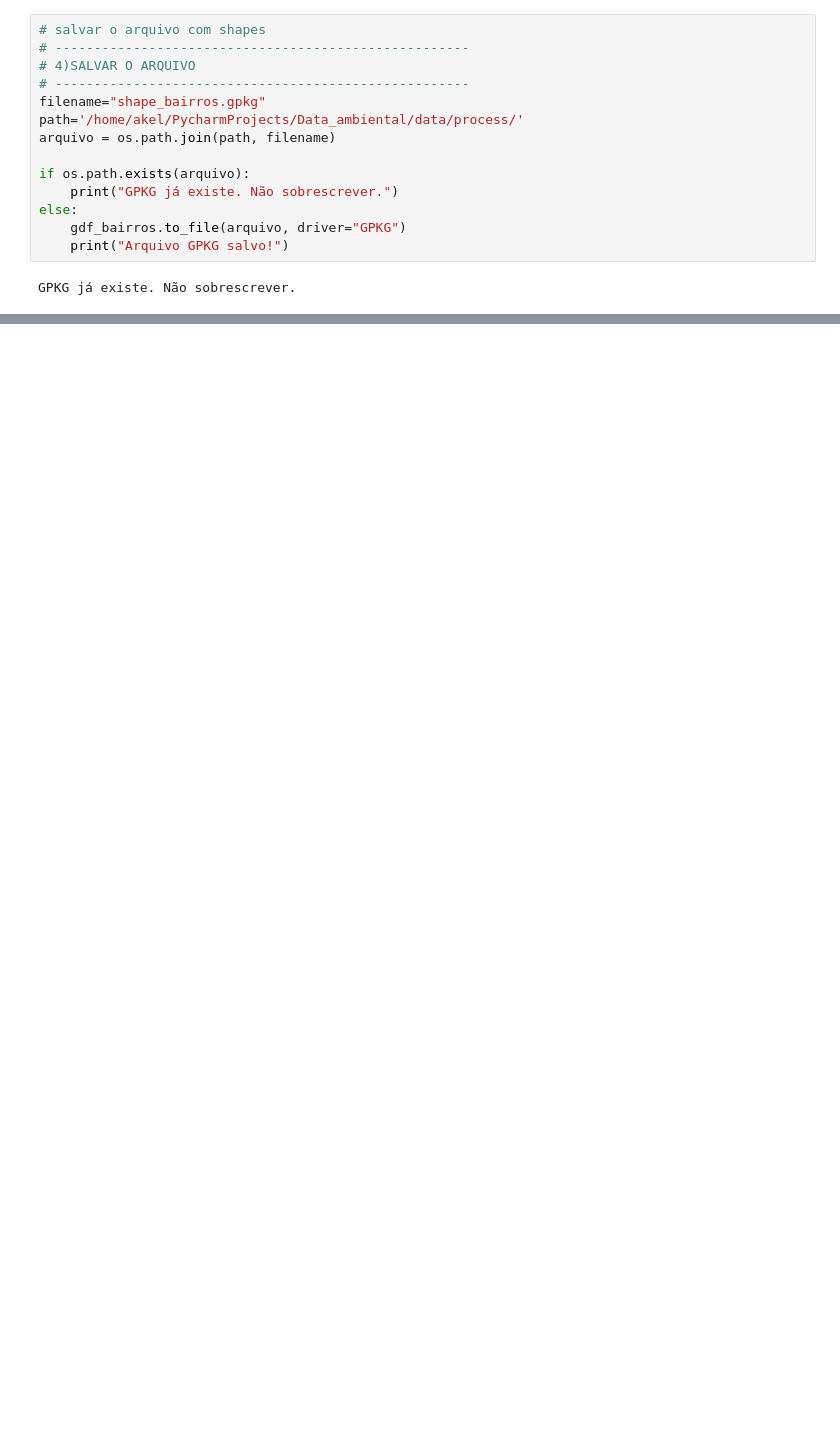
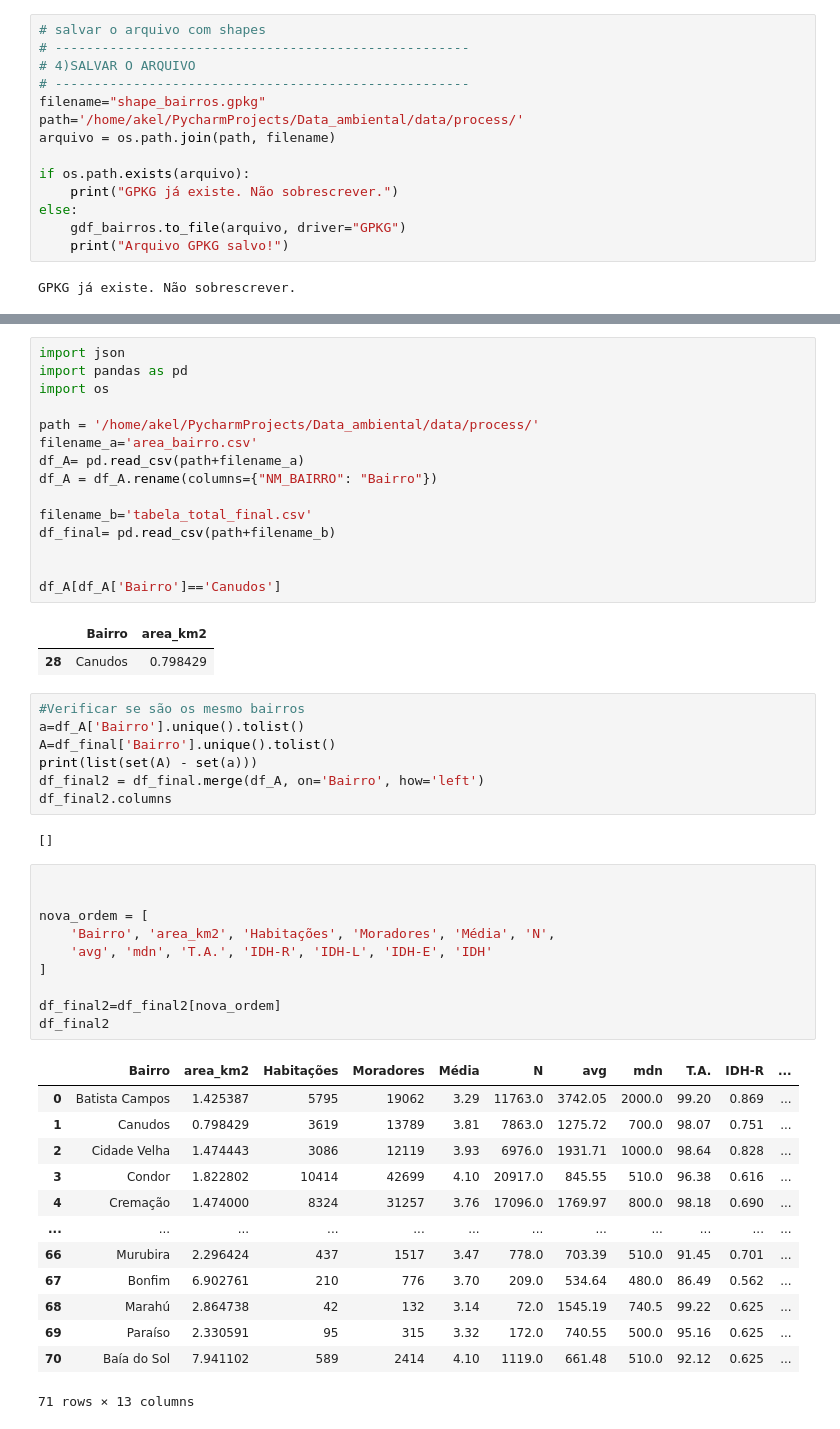
Before and after one commit to albertoakel/data_ambiental, a Jupyter notebook: notebook/plotar_bairros_belem.ipynb, the cells around one changed output, grey strips where cells are left out. Drawn from its saved outputs; the diff is of its cells as text; blank space fills up the shorter version.

```diff
--- a/notebook/plotar_bairros_belem.ipynb
+++ b/notebook/plotar_bairros_belem.ipynb
@@ -60,0 +112,51 @@ m
+# %%
+import json
+import pandas as pd
+import os
+
+path = '/home/akel/PycharmProjects/Data_ambiental/data/process/'
+filename_a='area_bairro.csv'
+df_A= pd.read_csv(path+filename_a)
+df_A = df_A.rename(columns={"NM_BAIRRO": "Bairro"})
+
+filename_b='tabela_total_final.csv'
+df_final= pd.read_csv(path+filename_b)
+
+
+df_A[df_A['Bairro']=='Canudos']
+# %% [output]
+|  | Bairro | area_km2 |
+| 28 | Canudos | 0.798429 |
+# %%
+#Verificar se são os mesmo bairros
+a=df_A['Bairro'].unique().tolist()
+A=df_final['Bairro'].unique().tolist()
+print(list(set(A) - set(a)))
+df_final2 = df_final.merge(df_A, on='Bairro', how='left')
+df_final2.columns
+# %% [output]
+[]
+# %%
+
+
+nova_ordem = [
+    'Bairro', 'area_km2', 'Habitações', 'Moradores', 'Média', 'N',
+    'avg', 'mdn', 'T.A.', 'IDH-R', 'IDH-L', 'IDH-E', 'IDH'
+]
+
+df_final2=df_final2[nova_ordem]
+df_final2
+# %% [output]
+|  | Bairro | area_km2 | Habitações | Moradores | Média | N | avg | mdn | T.A. | IDH-R | ... |
+| 0 | Batista Campos | 1.425387 | 5795 | 19062 | 3.29 | 11763.0 | 3742.05 | 2000.0 | 99.20 | 0.869 | ... |
+| 1 | Canudos | 0.798429 | 3619 | 13789 | 3.81 | 7863.0 | 1275.72 | 700.0 | 98.07 | 0.751 | ... |
+| 2 | Cidade Velha | 1.474443 | 3086 | 12119 | 3.93 | 6976.0 | 1931.71 | 1000.0 | 98.64 | 0.828 | ... |
+| 3 | Condor | 1.822802 | 10414 | 42699 | 4.10 | 20917.0 | 845.55 | 510.0 | 96.38 | 0.616 | ... |
+| 4 | Cremação | 1.474000 | 8324 | 31257 | 3.76 | 17096.0 | 1769.97 | 800.0 | 98.18 | 0.690 | ... |
+| ... | ... | ... | ... | ... | ... | ... | ... | ... | ... | ... | ... |
+| 66 | Murubira | 2.296424 | 437 | 1517 | 3.47 | 778.0 | 703.39 | 510.0 | 91.45 | 0.701 | ... |
+| 67 | Bonfim | 6.902761 | 210 | 776 | 3.70 | 209.0 | 534.64 | 480.0 | 86.49 | 0.562 | ... |
+| 68 | Marahú | 2.864738 | 42 | 132 | 3.14 | 72.0 | 1545.19 | 740.5 | 99.22 | 0.625 | ... |
+| 69 | Paraíso | 2.330591 | 95 | 315 | 3.32 | 172.0 | 740.55 | 500.0 | 95.16 | 0.625 | ... |
+| 70 | Baía do Sol | 7.941102 | 589 | 2414 | 4.10 | 1119.0 | 661.48 | 510.0 | 92.12 | 0.625 | ... |
+71 rows × 13 columns
```
Also changed, not shown: parts of 4 cells of this notebook, 8 other files.
